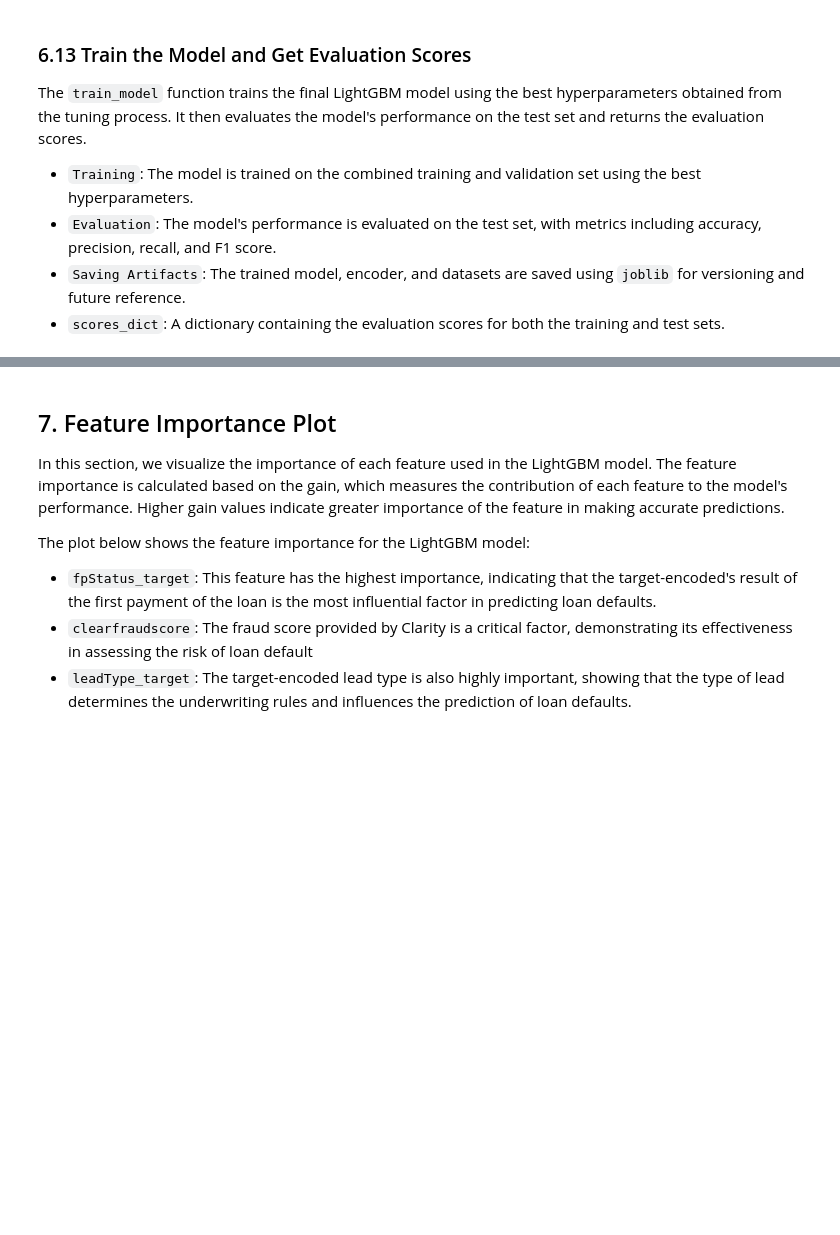
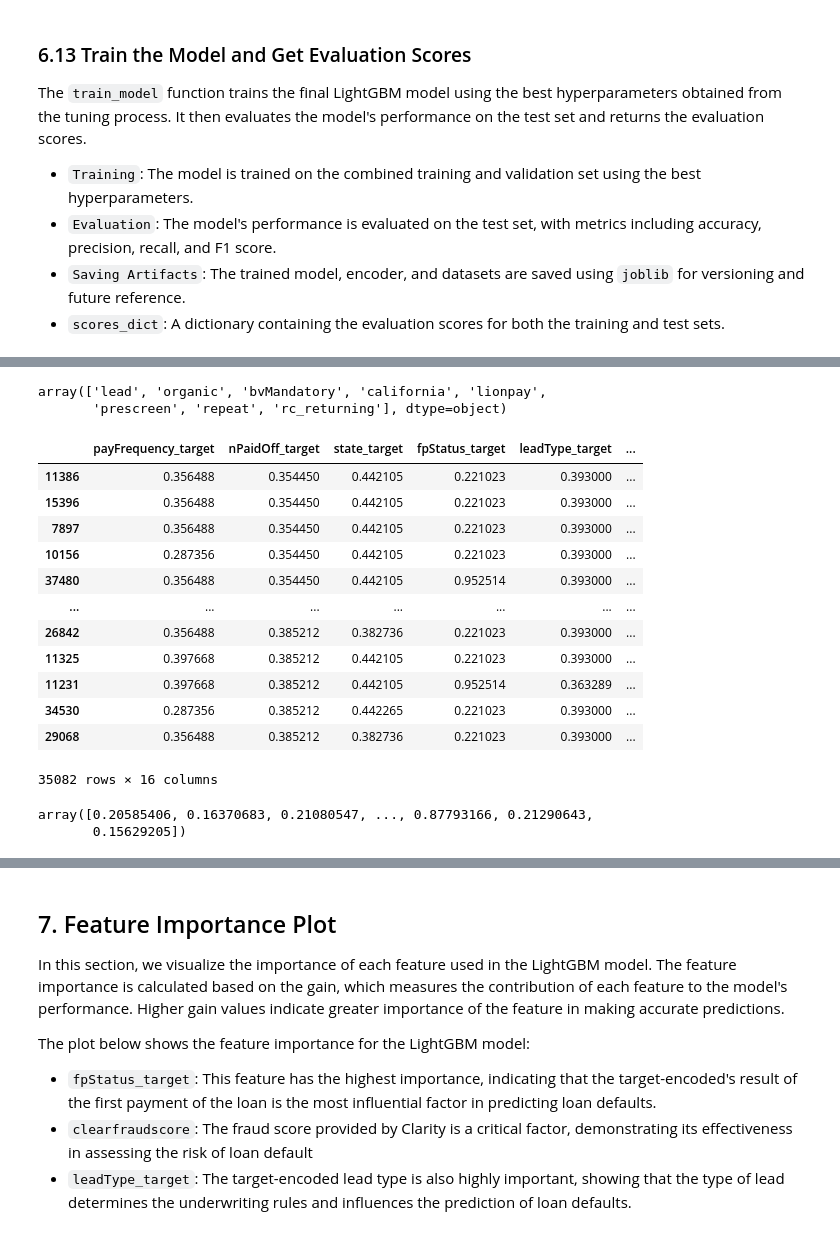
Before and after one commit to chong915/MoneyLion_ML_take_home_test, a Jupyter notebook: notebook/EDA.ipynb, the cells around one changed output, grey strips where cells are left out. Saved outputs shown, nothing was run; the diff lists cells and outputs as text; code cells hidden in the pictures; blank space fills up the shorter version.

```diff
--- a/notebook/EDA.ipynb
+++ b/notebook/EDA.ipynb
@@ -685,0 +720,16 @@ final_model = lgb.train(best_params, train_set=dtrain_full, num_boost_round=best
+# %%
+import joblib
+
+PROD_MODEL_PATH = '../models/lgb_model.joblib'
+PROD_ENCODER_PATH = '../models/encoder.joblib'
+
+# Load the saved model and encoder
+model = joblib.load(PROD_MODEL_PATH)
+encoder = joblib.load(PROD_ENCODER_PATH)
+
+# Check the attributes of the loaded encoder
+print("Numerical Features:", loaded_encoder.num_feats)
+print("Target Encoded Features:", loaded_encoder.target_feats)
+print("Frequency Encoded Features:", loaded_encoder.freq_feats)
+print("Target Encoder:", loaded_encoder.target_encoder)
+print("Frequency Encoder:", loaded_encoder.freq_encoder)
@@ -685,0 +767,23 @@ final_model = lgb.train(best_params, train_set=dtrain_full, num_boost_round=best
+# %%
+train_df['leadType'].unique()
+# %% [output]
+array(['lead', 'organic', 'bvMandatory', 'california', 'lionpay',
+       'prescreen', 'repeat', 'rc_returning'], dtype=object)
+# %%
+encoded_data = encoder.transform(train_df)
+# %%
+encoded_data
+# %% [output]
+|  | payFrequency_target | nPaidOff_target | state_target | fpStatus_target | leadType_target | ... |
+| 11386 | 0.356488 | 0.354450 | 0.442105 | 0.221023 | 0.393000 | ... |
+| 15396 | 0.356488 | 0.354450 | 0.442105 | 0.221023 | 0.393000 | ... |
+| 7897 | 0.356488 | 0.354450 | 0.442105 | 0.221023 | 0.393000 | ... |
+| 10156 | 0.287356 | 0.354450 | 0.442105 | 0.221023 | 0.393000 | ... |
+| 37480 | 0.356488 | 0.354450 | 0.442105 | 0.952514 | 0.393000 | ... |
+| ... | ... | ... | ... | ... | ... | ... |
+| 26842 | 0.356488 | 0.385212 | 0.382736 | 0.221023 | 0.393000 | ... |
+| 11325 | 0.397668 | 0.385212 | 0.442105 | 0.221023 | 0.393000 | ... |
+| 11231 | 0.397668 | 0.385212 | 0.442105 | 0.952514 | 0.363289 | ... |
+| 34530 | 0.287356 | 0.385212 | 0.442265 | 0.221023 | 0.393000 | ... |
+| 29068 | 0.356488 | 0.385212 | 0.382736 | 0.221023 | 0.393000 | ... |
+35082 rows × 16 columns
@@ -685,0 +792,5 @@ final_model = lgb.train(best_params, train_set=dtrain_full, num_boost_round=best
+# %%
+predictions
+# %% [output]
+array([0.20585406, 0.16370683, 0.21080547, ..., 0.87793166, 0.21290643,
+       0.15629205])
```
Also changed, not shown: parts of 10 cells of this notebook, 11 other files.
